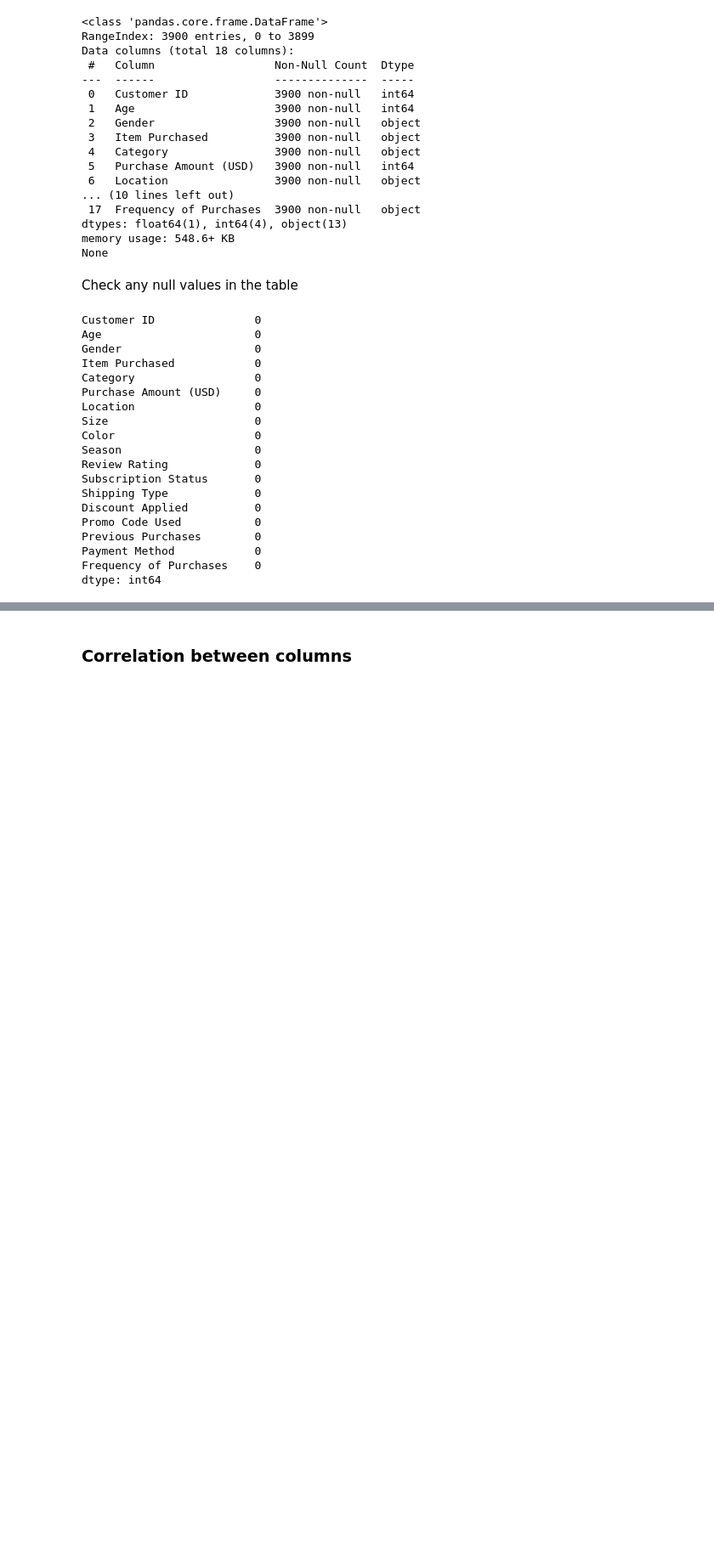
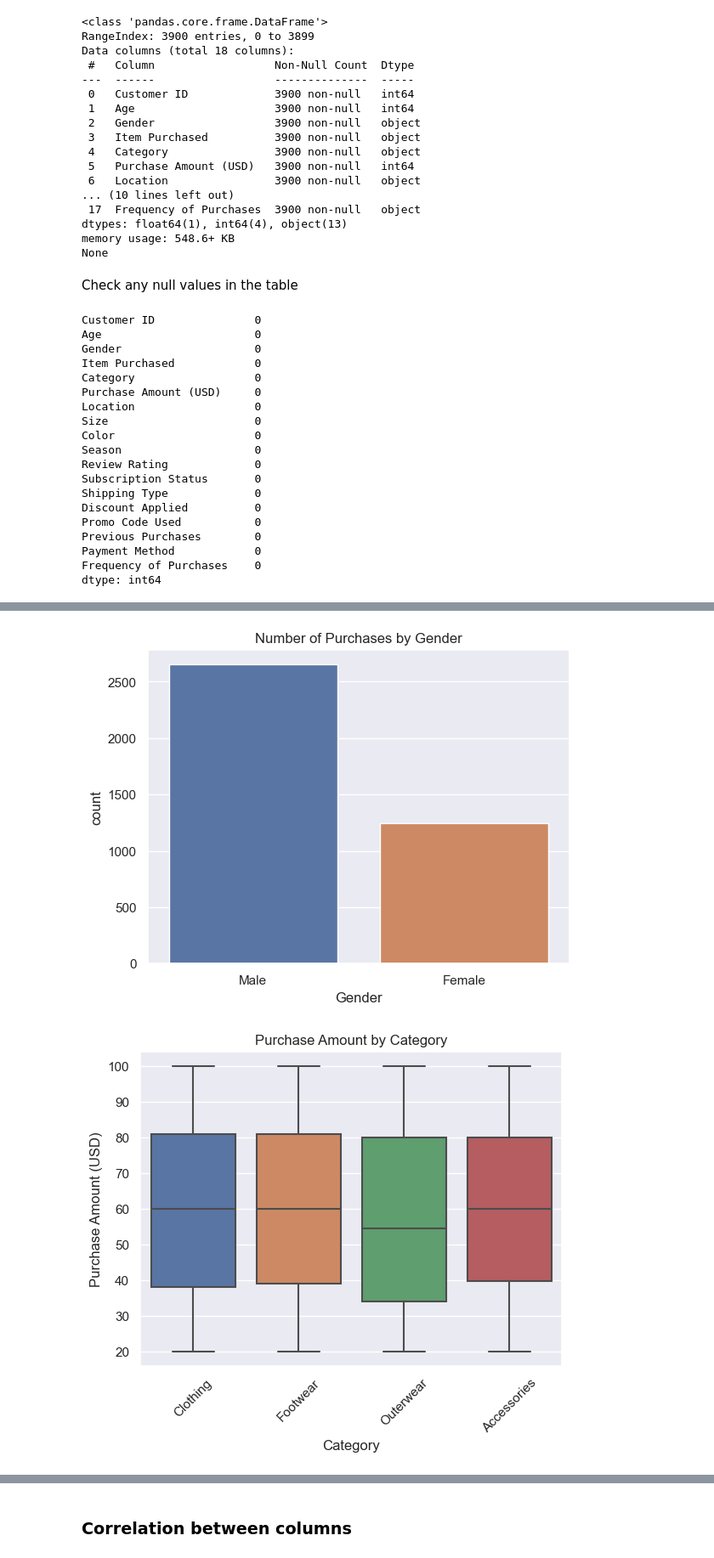
Before and after one commit to haewooklee/customer-retail-cluster, a Jupyter notebook: 3 Data Explore.ipynb, the cells around one changed output, grey strips where cells are left out. Shown: that part at 85% size. Cells and saved outputs as stored; diff of their text form; code cells hidden in the pictures; blank space fills up the shorter version.

```diff
--- a/3 Data Explore.ipynb
+++ b/3 Data Explore.ipynb
@@ -85,0 +135,20 @@ dtype: int64
+# %%
+# Bar plot of purchases by gender
+sns.countplot(data=bh, x='Gender')
+plt.title('Number of Purchases by Gender')
+plt.show()
+
+# Boxplot of purchase amount by category
+sns.boxplot(data=bh, x='Category', y='Purchase Amount (USD)')
+plt.title('Purchase Amount by Category')
+plt.xticks(rotation=45)
+plt.show()
+
+# Boxplot of purchase amount by shipping
+sns.boxplot(data=bh, x='Shipping Type', y='Purchase Amount (USD)')
+plt.title('Purchase Amount by Shipping Type')
+plt.xticks(rotation=45)
+plt.show()
+# %% [output]
+[figure, added]
+[figure, added]
```
Also changed, not shown: parts of 34 cells of this notebook, 1 other file.
